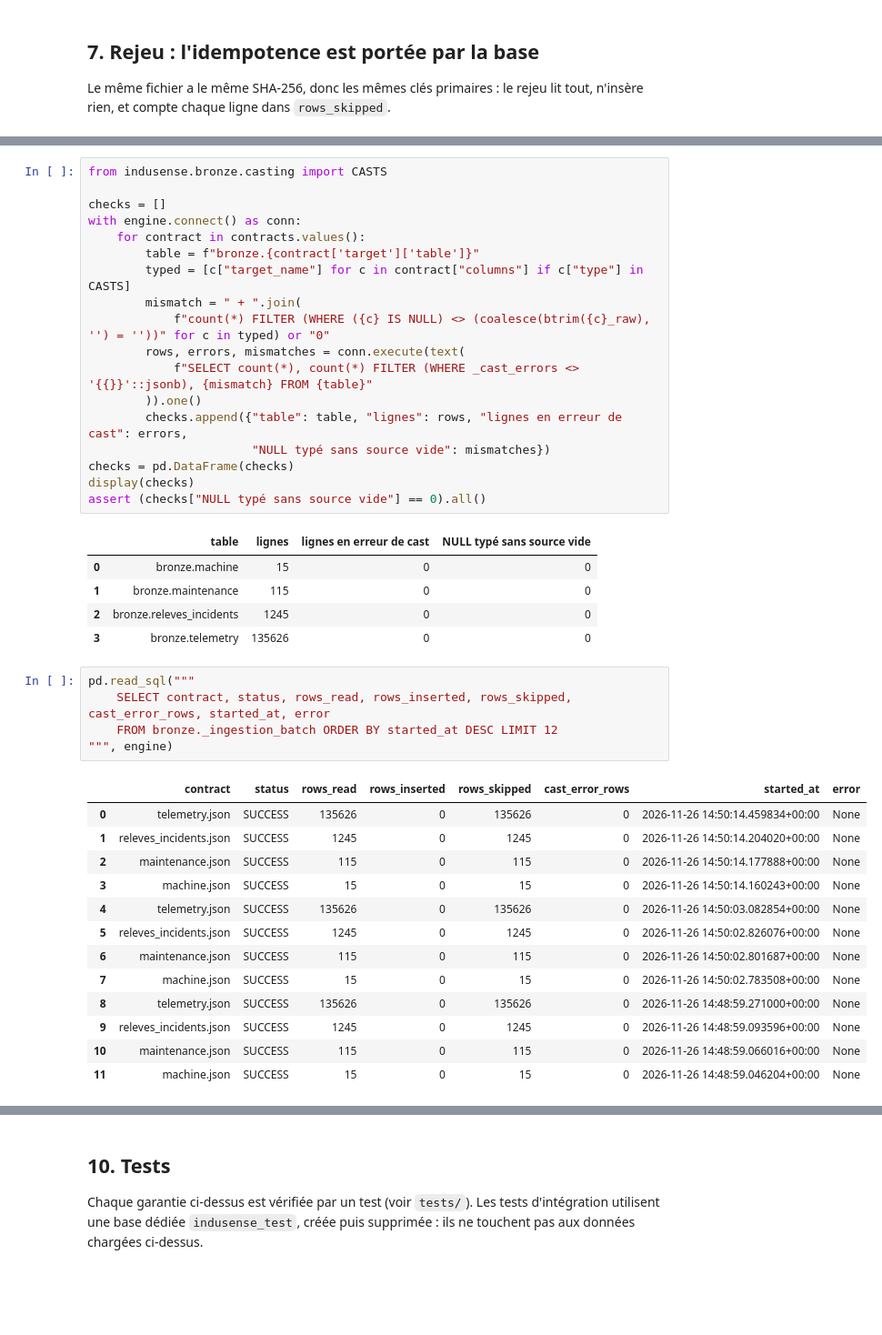
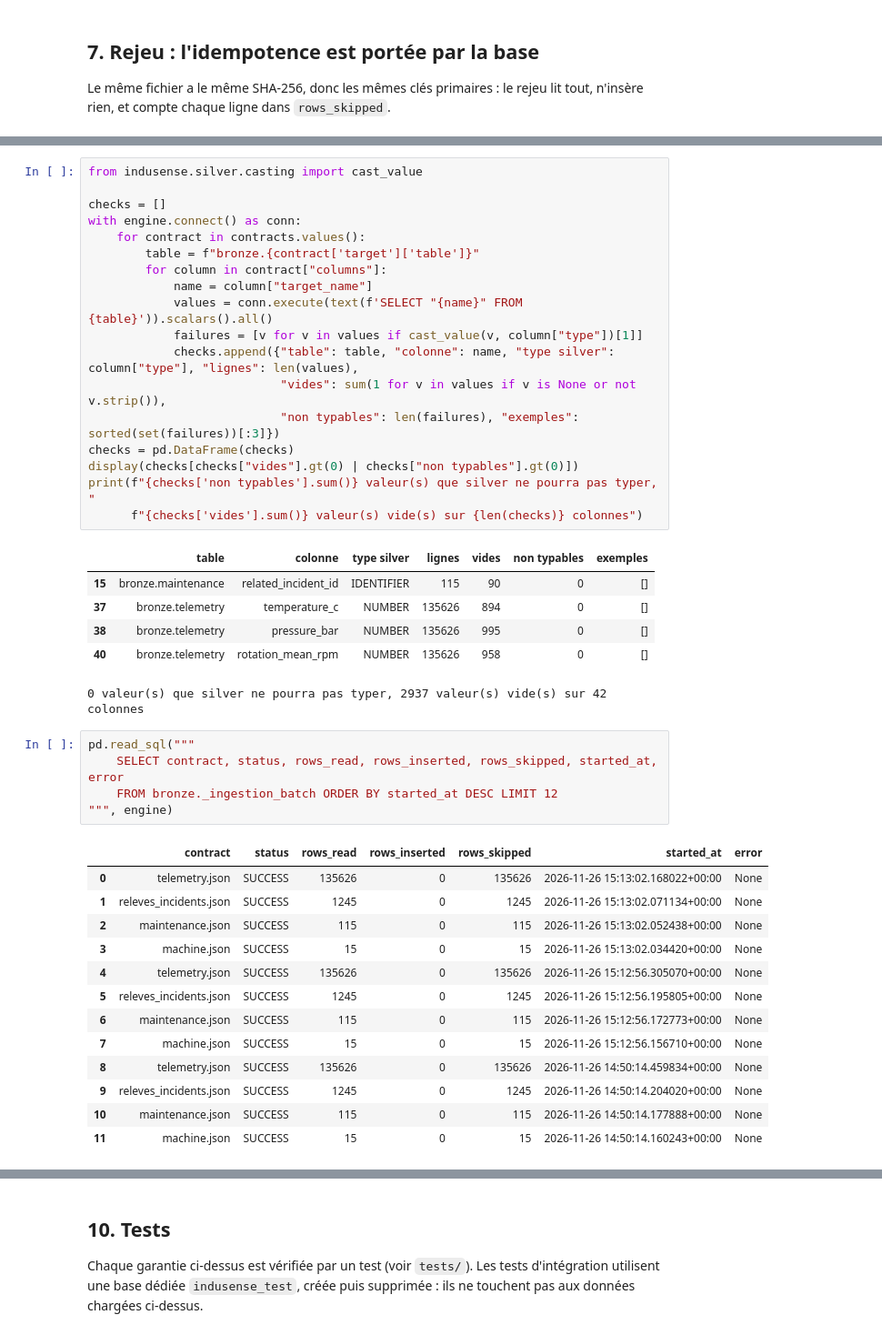
Before and after one commit to Xeliphmede/indusense, a Jupyter notebook: bronze.ipynb, the cells around one changed output, grey strips where cells are left out. Shown at 91% size. Cells and saved outputs as stored; diff of their text form; blank space fills up the shorter version.

```diff
--- a/bronze.ipynb
+++ b/bronze.ipynb
@@ -320,45 +323,46 @@ Rejeu sans doublon
 - état du registre des lots.
 # %%
-from indusense.bronze.casting import CASTS
+from indusense.silver.casting import cast_value
 
 checks = []
 with engine.connect() as conn:
     for contract in contracts.values():
         table = f"bronze.{contract['target']['table']}"
-        typed = [c["target_name"] for c in contract["columns"] if c["type"] in CASTS]
-        mismatch = " + ".join(
-            f"count(*) FILTER (WHERE ({c} IS NULL) <> (coalesce(btrim({c}_raw), '') = ''))" for c in typed) or "0"
-        rows, errors, mismatches = conn.execute(text(
-            f"SELECT count(*), count(*) FILTER (WHERE _cast_errors <> '{{}}'::jsonb), {mismatch} FROM {table}"
-        )).one()
-        checks.append({"table": table, "lignes": rows, "lignes en erreur de cast": errors,
-                       "NULL typé sans source vide": mismatches})
+        for column in contract["columns"]:
+            name = column["target_name"]
+            values = conn.execute(text(f'SELECT "{name}" FROM {table}')).scalars().all()
+            failures = [v for v in values if cast_value(v, column["type"])[1]]
+            checks.append({"table": table, "colonne": name, "type silver": column["type"], "lignes": len(values),
+                           "vides": sum(1 for v in values if v is None or not v.strip()),
+                           "non typables": len(failures), "exemples": sorted(set(failures))[:3]})
 checks = pd.DataFrame(checks)
-display(checks)
-assert (checks["NULL typé sans source vide"] == 0).all()
+display(checks[checks["vides"].gt(0) | checks["non typables"].gt(0)])
+print(f"{checks['non typables'].sum()} valeur(s) que silver ne pourra pas typer, "
+      f"{checks['vides'].sum()} valeur(s) vide(s) sur {len(checks)} colonnes")
 # %% [output]
-|  | table | lignes | lignes en erreur de cast | NULL typé sans source vide |
-| 0 | bronze.machine | 15 | 0 | 0 |
-| 1 | bronze.maintenance | 115 | 0 | 0 |
-| 2 | bronze.releves_incidents | 1245 | 0 | 0 |
-| 3 | bronze.telemetry | 135626 | 0 | 0 |
+|  | table | colonne | type silver | lignes | vides | non typables | exemples |
+| 15 | bronze.maintenance | related_incident_id | IDENTIFIER | 115 | 90 | 0 | [] |
+| 37 | bronze.telemetry | temperature_c | NUMBER | 135626 | 894 | 0 | [] |
+| 38 | bronze.telemetry | pressure_bar | NUMBER | 135626 | 995 | 0 | [] |
+| 40 | bronze.telemetry | rotation_mean_rpm | NUMBER | 135626 | 958 | 0 | [] |
+0 valeur(s) que silver ne pourra pas typer, 2937 valeur(s) vide(s) sur 42 colonnes
 # %%
 pd.read_sql("""
-    SELECT contract, status, rows_read, rows_inserted, rows_skipped, cast_error_rows, started_at, error
+    SELECT contract, status, rows_read, rows_inserted, rows_skipped, started_at, error
     FROM bronze._ingestion_batch ORDER BY started_at DESC LIMIT 12
 """, engine)
 # %% [output]
-|  | contract | status | rows_read | rows_inserted | rows_skipped | cast_error_rows | started_at | error |
-| 0 | telemetry.json | SUCCESS | 135626 | 0 | 135626 | 0 | 2026-11-26 14:50:14.459834+00:00 | None |
-| 1 | releves_incidents.json | SUCCESS | 1245 | 0 | 1245 | 0 | 2026-11-26 14:50:14.204020+00:00 | None |
-| 2 | maintenance.json | SUCCESS | 115 | 0 | 115 | 0 | 2026-11-26 14:50:14.177888+00:00 | None |
-| 3 | machine.json | SUCCESS | 15 | 0 | 15 | 0 | 2026-11-26 14:50:14.160243+00:00 | None |
-| 4 | telemetry.json | SUCCESS | 135626 | 0 | 135626 | 0 | 2026-11-26 14:50:03.082854+00:00 | None |
-| 5 | releves_incidents.json | SUCCESS | 1245 | 0 | 1245 | 0 | 2026-11-26 14:50:02.826076+00:00 | None |
-| 6 | maintenance.json | SUCCESS | 115 | 0 | 115 | 0 | 2026-11-26 14:50:02.801687+00:00 | None |
-| 7 | machine.json | SUCCESS | 15 | 0 | 15 | 0 | 2026-11-26 14:50:02.783508+00:00 | None |
-| 8 | telemetry.json | SUCCESS | 135626 | 0 | 135626 | 0 | 2026-11-26 14:48:59.271000+00:00 | None |
-| 9 | releves_incidents.json | SUCCESS | 1245 | 0 | 1245 | 0 | 2026-11-26 14:48:59.093596+00:00 | None |
-| 10 | maintenance.json | SUCCESS | 115 | 0 | 115 | 0 | 2026-11-26 14:48:59.066016+00:00 | None |
-| 11 | machine.json | SUCCESS | 15 | 0 | 15 | 0 | 2026-11-26 14:48:59.046204+00:00 | None |
+|  | contract | status | rows_read | rows_inserted | rows_skipped | started_at | error |
+| 0 | telemetry.json | SUCCESS | 135626 | 0 | 135626 | 2026-11-26 15:13:02.168022+00:00 | None |
+| 1 | releves_incidents.json | SUCCESS | 1245 | 0 | 1245 | 2026-11-26 15:13:02.071134+00:00 | None |
+| 2 | maintenance.json | SUCCESS | 115 | 0 | 115 | 2026-11-26 15:13:02.052438+00:00 | None |
+| 3 | machine.json | SUCCESS | 15 | 0 | 15 | 2026-11-26 15:13:02.034420+00:00 | None |
+| 4 | telemetry.json | SUCCESS | 135626 | 0 | 135626 | 2026-11-26 15:12:56.305070+00:00 | None |
+| 5 | releves_incidents.json | SUCCESS | 1245 | 0 | 1245 | 2026-11-26 15:12:56.195805+00:00 | None |
+| 6 | maintenance.json | SUCCESS | 115 | 0 | 115 | 2026-11-26 15:12:56.172773+00:00 | None |
+| 7 | machine.json | SUCCESS | 15 | 0 | 15 | 2026-11-26 15:12:56.156710+00:00 | None |
+| 8 | telemetry.json | SUCCESS | 135626 | 0 | 135626 | 2026-11-26 14:50:14.459834+00:00 | None |
+| 9 | releves_incidents.json | SUCCESS | 1245 | 0 | 1245 | 2026-11-26 14:50:14.204020+00:00 | None |
+| 10 | maintenance.json | SUCCESS | 115 | 0 | 115 | 2026-11-26 14:50:14.177888+00:00 | None |
+| 11 | machine.json | SUCCESS | 15 | 0 | 15 | 2026-11-26 14:50:14.160243+00:00 | None |
 # %%
```
Also changed, not shown: parts of 15 cells of this notebook, 19 other files.
